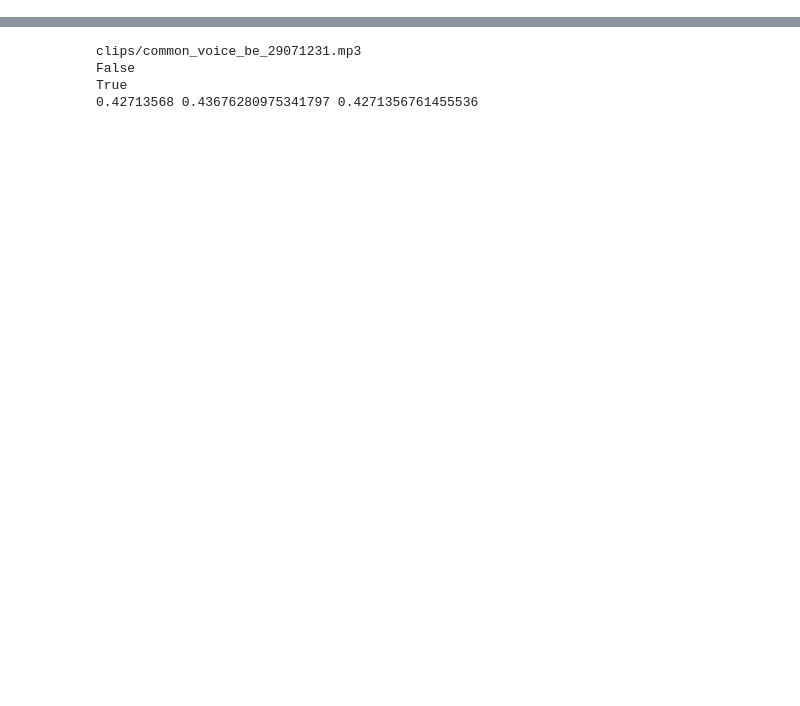
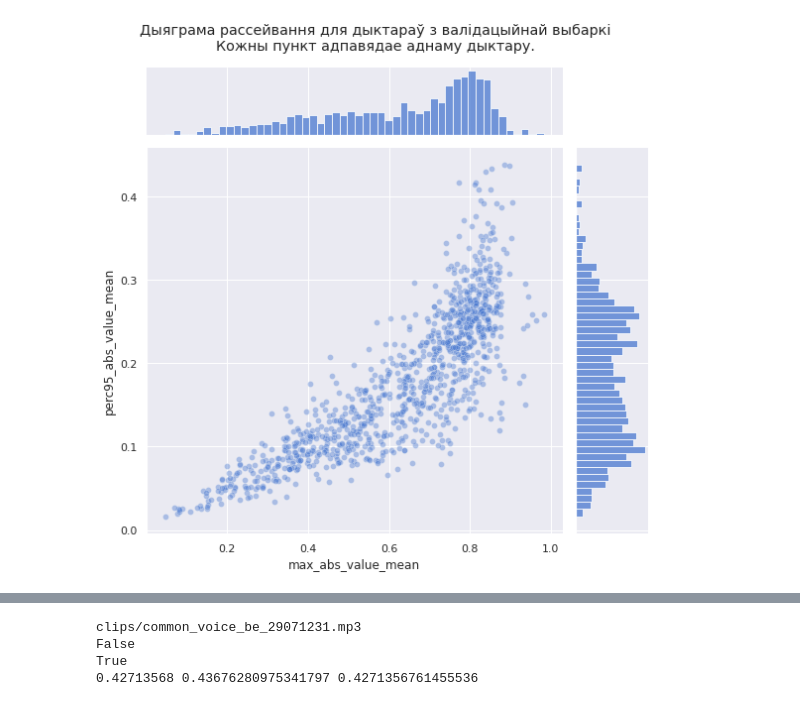
Before and after one commit to navalnica/wav2vec2-belarusian, a Jupyter notebook: eda/audio_eda.ipynb, the cells around one changed output, grey strips where cells are left out. Saved outputs shown, nothing was run; the diff lists cells and outputs as text; code cells hidden in the pictures; blank space fills up the shorter version.

```diff
--- a/eda/audio_eda.ipynb
+++ b/eda/audio_eda.ipynb
@@ -70,0 +247,13 @@ Dataset({
+# %%
+grid = sns.jointplot(
+    data=speaker_stats_dev,
+    x='max_abs_value_mean', y='perc95_abs_value_mean',
+    alpha=0.4,
+    marginal_kws=dict(bins=50), height=8,
+);
+
+grid.fig.suptitle('Дыяграма рассейвання для дыктараў з валідацыйнай выбаркі\n'
+                  'Кожны пункт адпавядае аднаму дыктару.');
+grid.fig.tight_layout();
+# %% [output]
+[figure, added]
```
Also changed, not shown: parts of 88 cells of this notebook.
